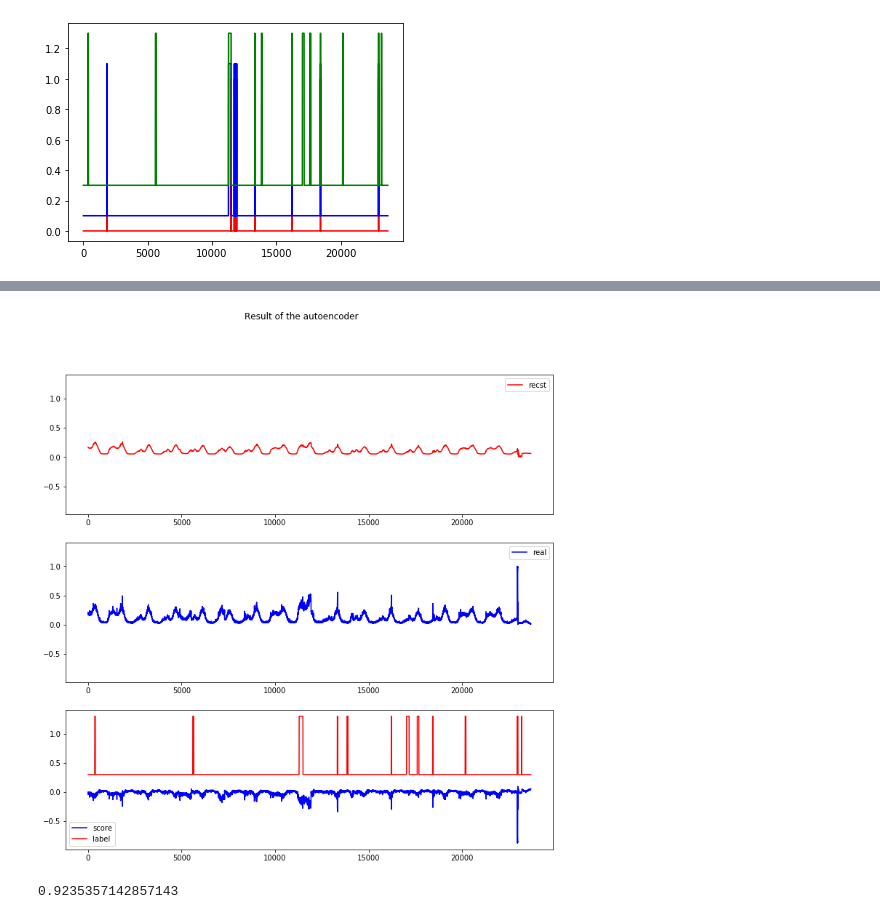
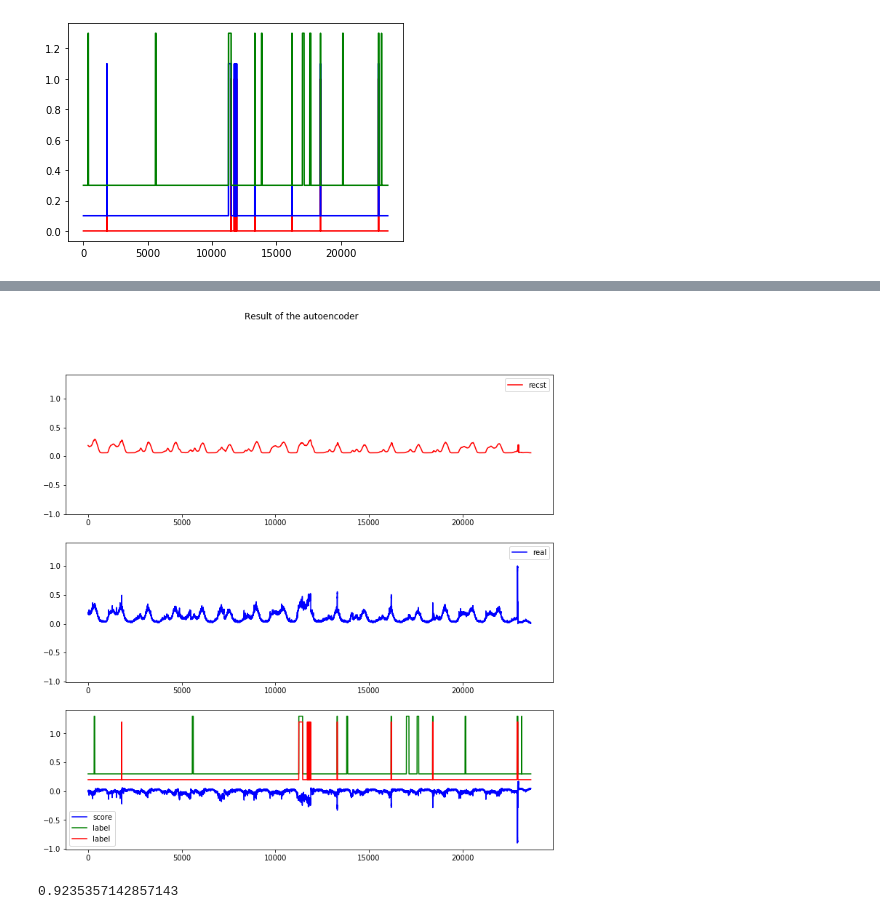
Before and after one commit to JinYang88/TS-anomaly, a Jupyter notebook: notebooks/multivariate_lstm_(no_tokens).ipynb, the cells around one changed output, grey strips where cells are left out. Drawn from its saved outputs; the diff is of its cells as text; code cells hidden in the pictures.

```diff
--- a/notebooks/multivariate_lstm_(no_tokens).ipynb
+++ b/notebooks/multivariate_lstm_(no_tokens).ipynb
@@ -109,4 +109,4 @@ score_dict = encoder.score(test_iterator.loader, window_dict["test_labels"],)
 # %%
-f1_adjusted, theta, pred_adjusted = encoder.iter_thresholds(
+best_f1, best_theta, best_adjust, best_raw = encoder.iter_thresholds(
             score_dict["score"], score_dict["anomaly_label"], adjust=True
         )
@@ -175,29 +160,30 @@ window_dict["test_labels"].shape
 # %%
 dims = [0,1,2]
 fig, ax = plt.subplots(nrows=len(dims), sharey=True, figsize=(12,12))
 i=0
 # for i in range(len(dims)):
 # ax[0].plot(recst, 'r', label='reconstruction')
 # ax[0].legend(loc='best')
-ax[0].plot(recst_list[0:-1,i].reshape(-1), 'r', label='recst')
-ax[1].plot(real_list[0:-1,i].reshape(-1), 'b', label='real')
-ax[2].plot(diff_list[0:-1, i].reshape(-1), 'b', label='score')
-ax[2].plot(window_dict["test_labels"][0:, -1].reshape(-1)+0.3, 'r', label='label')
+ax[0].plot(recst_list[0:-1].reshape(-1), 'r', label='recst')
+ax[1].plot(real_list[0:-1].reshape(-1), 'b', label='real')
+ax[2].plot(diff_list[0:-1].reshape(-1), 'b', label='score')
+ax[2].plot(window_dict["test_labels"][0:, -1].reshape(-1)+0.3, 'g', label='label')
+ax[2].plot(best_adjust.astype(int)+0.2, 'r', label='label')
 ax[0].legend(loc='best')
 ax[1].legend(loc='best')
 
 # ax[2].plot(recst, 'r', label='reconstruction')
 # ax[2].plot(real, 'b', label='real')
 # ax[2].legend(loc='best')
 
 # ax[3].plot(diff, 'g', label='ecart')
 # ax[3].legend(loc='best')
 
 plt.legend()
 plt.suptitle("Result of the autoencoder")
 plt.show()
 # %% [output]
-[figure, old version]
+[figure, new version]
 # %%
 names=["time", "expid", "dataset", "auc", "f1", "f1a"]
 df = pd.read_csv("./experiment_results.csv", sep="\t", names=names)
```
Also changed, not shown: parts of 8 cells of this notebook, 2 other files.
